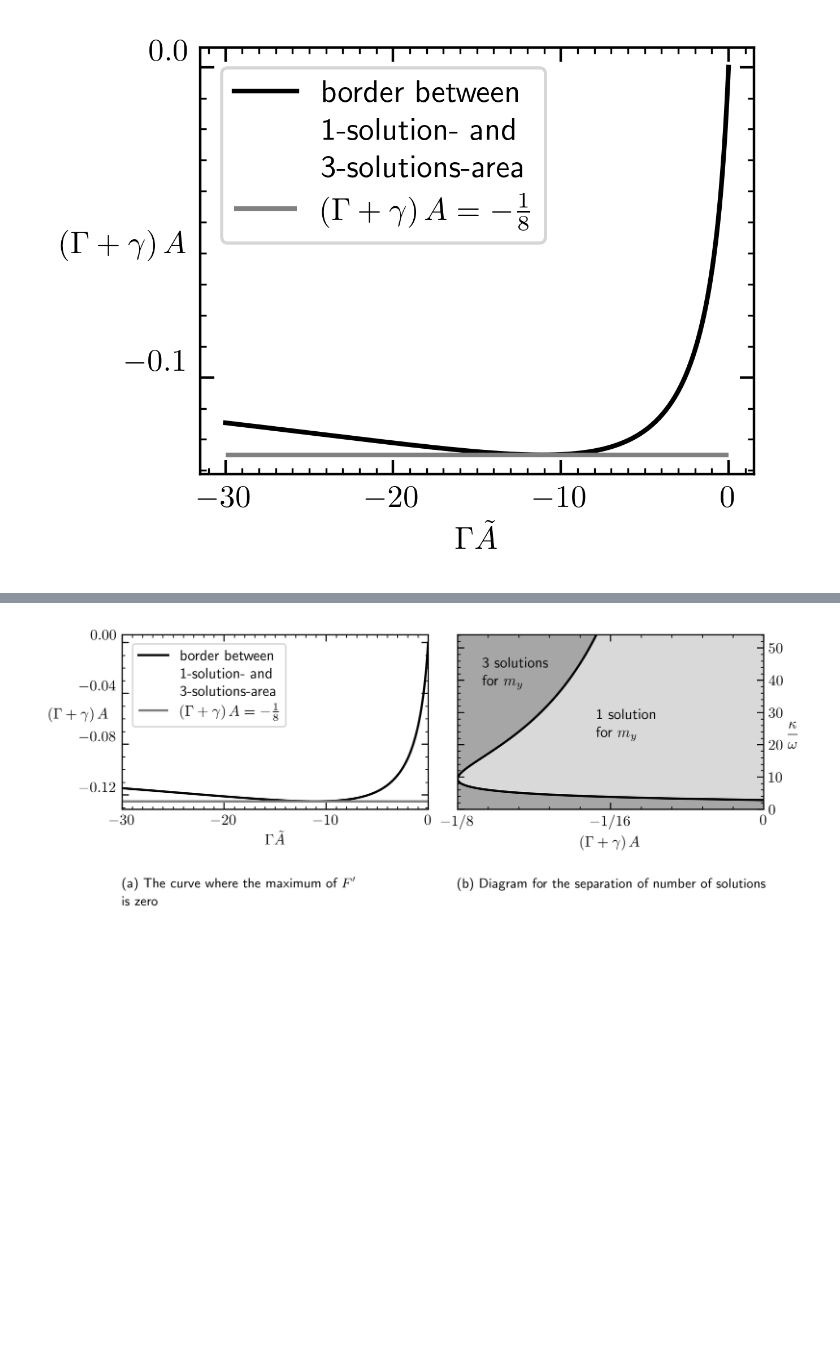
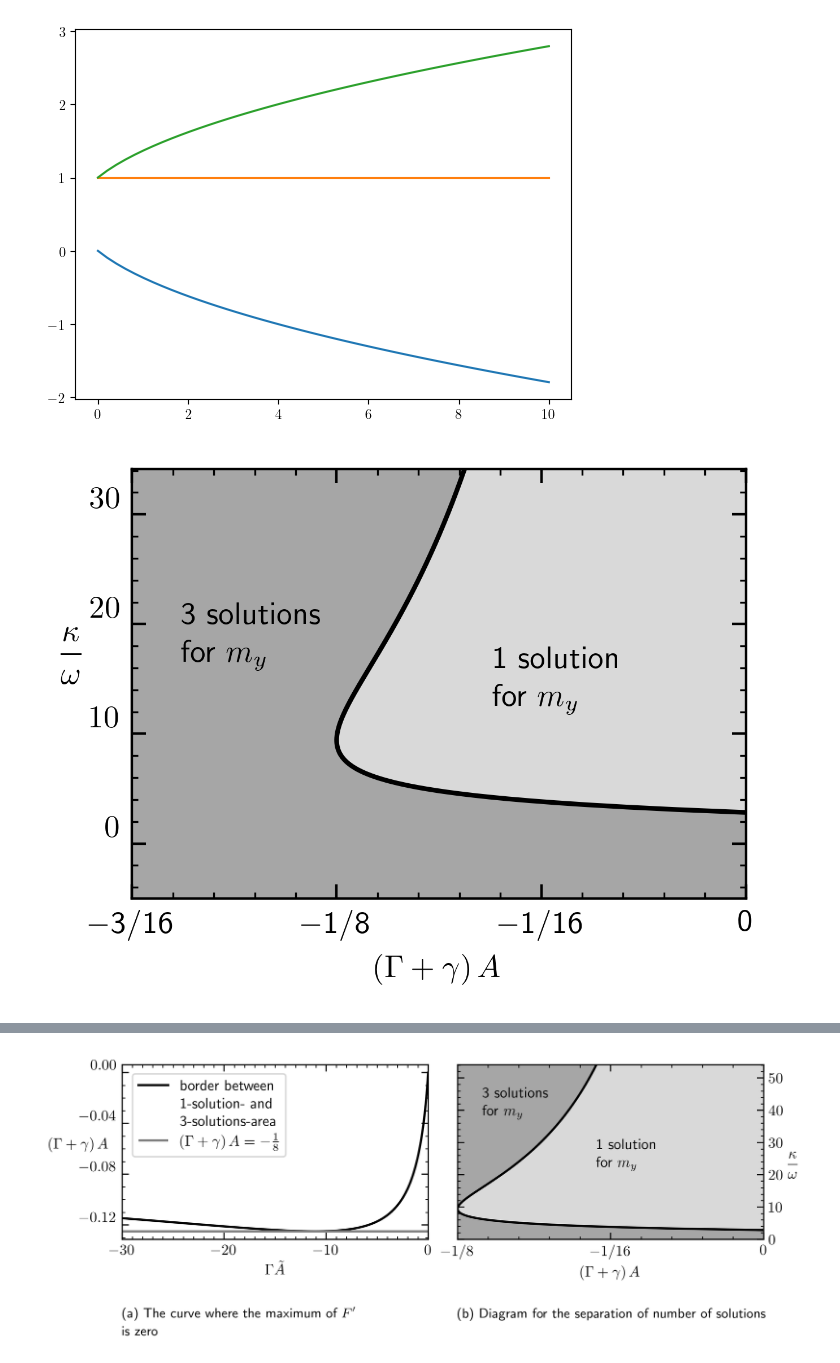
Before and after one commit to ChriGomm/Bachelor_sympy, a Jupyter notebook: plotting _scheme.ipynb, the cells around one changed output, grey strips where cells are left out. Drawn from its saved outputs; the diff is of its cells as text; code cells hidden in the pictures; blank space fills up the shorter version.

```diff
--- a/plotting _scheme.ipynb
+++ b/plotting _scheme.ipynb
@@ -5,40 +168,66 @@ import matplotlib.ticker as ticker
+# %%
+def fixy(y,x):
+    return - x/2-(1-x/2)*y-y**3+2*y**2
+def minx(x):
+    return (2-np.sqrt(1+3/2*x))/3
+def maxx(x):
+    return (2+np.sqrt(1+3/2*x))/3
+
+x = np.linspace(0,10)
+yval=np.zeros((len(x),3))
+for i in range(len(x)):
+    rmin = root_scalar(fixy,args=(x[i]),method='brentq',bracket=(-200,minx(x[i])))
+    rmid = root_scalar(fixy,args=(x[i]),method='brentq',bracket=(minx(x[i]),maxx(x[i])))
+    rmax = root_scalar(fixy,args=(x[i]),method='brentq',bracket=(maxx(x[i]),400))
+    yval[i,:] = rmin.root, rmid.root, rmax.root
+plt.figure()
+plt.plot(x,yval[:,0])
+plt.plot(x,yval[:,1])
+plt.plot(x,yval[:,2])
+plt.show()
+# %% [output]
+[figure, added]
 # %%
 import numpy as np
 import matplotlib.pyplot as plt
 import matplotlib.ticker as ticker
 cm = 1/2.54
 width = 8*cm
-name_of_plot = "phase_A_Atilde.pdf"
-major_xtick_step = 10
-minor_xtick_step = 1
-major_ytick_step = 0.1
-minor_ytick_step = 0.01
-STRIP_OF_ZEROS_X = False
+name_of_plot = "phase_A_kw.pdf"
+major_xtick_step = 1/16
+minor_xtick_step = 0.05/4
+major_ytick_step = 10
+minor_ytick_step = 2
+STRIP_OF_ZEROS_X = True
 STRIP_OF_ZEROS_Y = False
 
-A = np.linspace(-30+1/10**4,0-1/10**4,500)
+A = np.linspace(-100,0-1/10**4,500)
 # B = 2*A/(-1+np.sqrt(1+8*A))
 
 y = (2+np.sqrt(1-3*A))/3
 F = 2*y**3-2*y**2
 G = ((2*A/F+1)**2-1)/8
 H = 2*A/F+1
-K = A/G
+K = np.sqrt(A/G)
 
 fig, ax = plt.subplots(1,1,layout='constrained',figsize=(width,4.8/6.4*width),dpi=400)
 
-ax.plot(A,G,color='0')
-ax.hlines(y=-1/8,xmin=A[0],xmax=A[-1],color='0.5')
+ax.plot(G,K,color='0')
+C = np.concatenate((K,np.linspace(K[-1],-5)))
+D = np.concatenate((G,np.linspace(0,0)))
+ax.fill_betweenx(C,-3/2/8,D,color='0.65')#,alpha=0.7)
+ax.fill_betweenx(K,G,0,color='0.85')#,alpha=0.3)
+# ax.hlines(y=-1/8,xmin=A[0],xmax=A[-1],color='0.5')
 # ax[1].plot(A,H,color='0')
 # ax.plot(A,-A,color='0.4')
-
+# print(np.arange(-60,A[-1]/G[-1],20))
 # axlimits have to be adapted
-# ax.set_xlim(-1/8,0)
-# ax.set_ylim(0,2)
+ax.set_xlim(-3/2/8,0)
+ax.set_ylim(-5,K[0])
 
 # legend has to be adapted
 # plt.legend([r"$(F'+B')(\Gamma \tilde{A})$",r"$B'(\Gamma \tilde{A})$"],loc='right',bbox_to_anchor=(1,0.66))
-plt.legend([r'\,\\border between\\1-solution- and\\3-solutions-area',r'$(\Gamma+\gamma)\,A=-\frac{1}{8}$'],loc='upper left',bbox_to_anchor=(0.01,0.99))
+# plt.legend([r'\,\\border between\\1-solution- and\\3-solutions-area',r'$A=-\frac{1}{8}$'],loc='upper left',bbox_to_anchor=(0.01,0.99))
 plt.rcParams["axes.unicode_minus"]=True
 plt.rcParams["font.size"]=10
 plt.rcParams["text.usetex"]=True
@@ -53,14 +242,15 @@ plt.rcParams["font.serif"]="Computer Modern Serif"
 def strip0(x,pos):
     if x==0:
         return "0"
-    if x<-3/16/2:
+    elif x<-3/16/2 and x>-3/16:
         return u'\u2212'+ '1/8' #str(x).rstrip(".0").lstrip("-")
+    elif x<-1/8:
+        return u'\u2212'+ '3/16'
     else:
         return u'\u2212'+ '1/16'
     #     if str(x).rstrip(".0"):
     #         return str(x).rstrip(".0")
-    # return "0"
-ax.yaxis.set_major_locator(ticker.MultipleLocator(major_ytick_step))
+    # return "0"ax.yaxis.set_major_locator(ticker.MultipleLocator(major_ytick_step))
 ax.yaxis.set_minor_locator(ticker.MultipleLocator(minor_ytick_step))
 ax.xaxis.set_major_locator(ticker.MultipleLocator(major_xtick_step))
 ax.xaxis.set_minor_locator(ticker.MultipleLocator(minor_xtick_step))
@@ -71,12 +261,14 @@ if STRIP_OF_ZEROS_Y:
 ax.tick_params(axis='x',direction='in',which='both',bottom=True,top=True,labelbottom=True)
 ax.tick_params(axis='both',which='major',length=4.5)
 ax.tick_params(axis='y',direction='in',which='both',left=True,right=True,labelleft=True)
-ax.set_xlabel(r'$\Gamma \tilde{A}$')
-ax.set_ylabel(r'$(\Gamma+\gamma)\,A$',rotation=0,labelpad=0)
+ax.set_xlabel(r'$(\Gamma+\gamma)\,A$')
+ax.set_ylabel(r'$$\frac{\kappa}{\omega}$$',rotation=0,labelpad=6)
 plt.setp(ax.yaxis.get_majorticklabels(),va='bottom')
 
+ax.text(-3/16+1.5*1/100,20,r'\,\\3 solutions\\for $m_y$')
+ax.text(-1/16-1.5*1/100,16,r'\,\\1 solution\\for $m_y$')
 
 # save figure
-plt.savefig('/home/christian/Documents/Bachelor/protocol/pictures/'+name_of_plot,bbox_inches='tight')
+# plt.savefig('/home/christian/Documents/Bachelor/protocol/pictures/'+name_of_plot,bbox_inches='tight')
 # %% [output]
-[figure, old version]
+[figure, new version]
```
Also changed, not shown: parts of 2 cells of this notebook, 2 other files.
